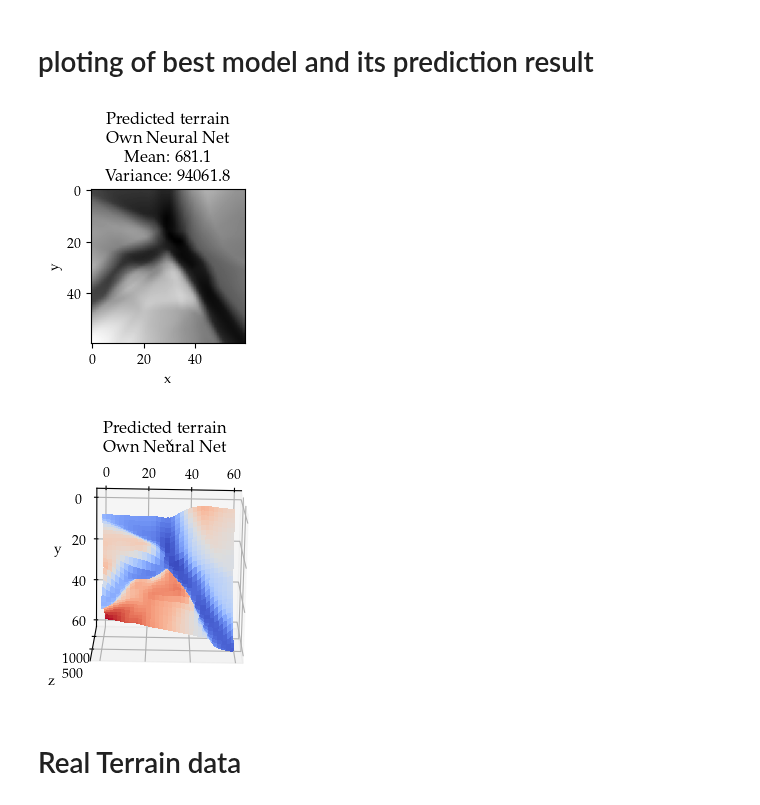
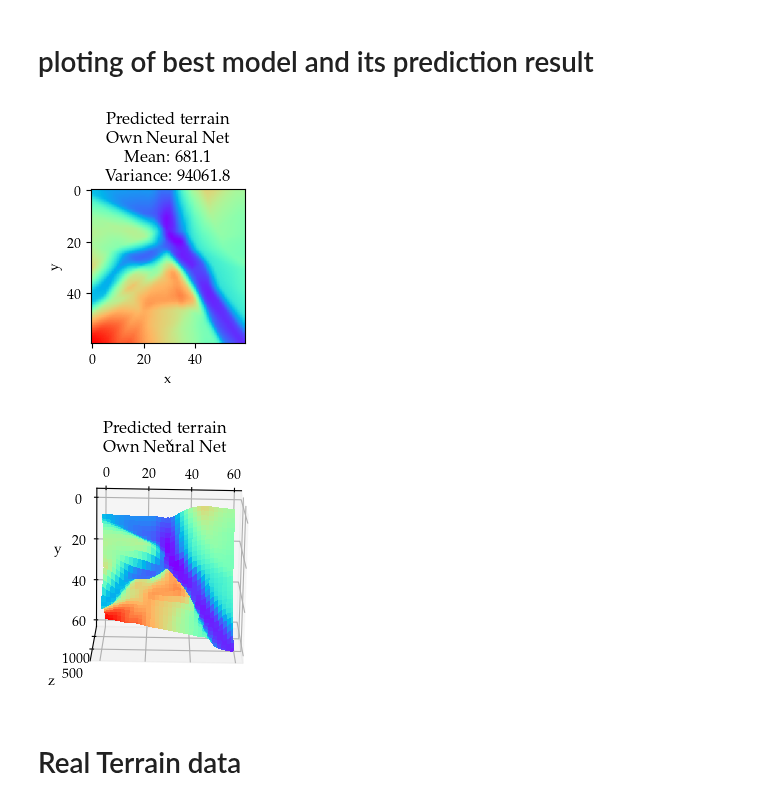
Before and after one commit to AndreasBordvik/FYS-STK4155-Prj2_report, a Jupyter notebook: code/Part_C.ipynb, the cells around one changed output. Saved outputs shown, nothing was run; the diff lists cells and outputs as text; code cells hidden in the pictures.

```diff
--- a/code/Part_C.ipynb
+++ b/code/Part_C.ipynb
@@ -133,37 +132,38 @@ X_scaled, _ = standard_scaling_single(X)
 z_scaled, z_scaler = standard_scaling_single(z.ravel().reshape(-1,1))
 
 
 z_hat = best_model.predict(X_scaled)
 z_hat = z_scaler.inverse_transform(z_hat.reshape(-1,1))
 z_hat = z_hat.reshape((y_steps,x_steps))
 mean_val = np.round(np.mean(z_hat),decimals=1)
 var_val = np.round(np.var(z_hat),decimals=1)
 
 # 2D plot of predicted terrain
 plt.figure(figsize=(2,2))
-plt.imshow(z_hat ,cmap='gray')
+plt.imshow(z_hat ,cmap='rainbow')
 title = f"Predicted terrain\nOwn Neural Net\nMean: {mean_val}\nVariance: {var_val}"
 plt.title(title)
 plt.xlabel("x")
 plt.ylabel("y")
 plt.savefig(f"{path}2d_plot.pdf")
 plt.show()
 
 
 # 3D plot of predicted terrain
 fig = plt.figure(figsize=(3,3))
 ax = fig.add_subplot(111, projection='3d')
 title = f"Predicted terrain\nOwn Neural Net"
 ax.title.set_text(title)
 ax.set_xlabel("x"); ax.set_ylabel("y"); ax.set_zlabel("z")
 #ax2.view_init(elev=60., azim=-120.0-70)
 ax.view_init(elev=-75., azim=-91)
-sutf = ax.plot_surface(x, y, z_hat, cmap=matplot_cm.coolwarm, linewidth = 0, antialiased=False)
+# sutf = ax.plot_surface(x, y, z_hat, cmap=matplot_cm.coolwarm, linewidth = 0, antialiased=False)
+sutf = ax.plot_surface(x, y, z_hat, cmap="rainbow", linewidth = 0, antialiased=False)
 plt.savefig(f"{path}3d_plot.pdf")
 plt.show()
 # %% [output]
-[figure, old version]
+[figure, new version]
-[figure, old version]
+[figure, new version]
 # %% [markdown]
 # Real Terrain data
 # %%
```
Also changed, not shown: parts of 6 cells of this notebook.
